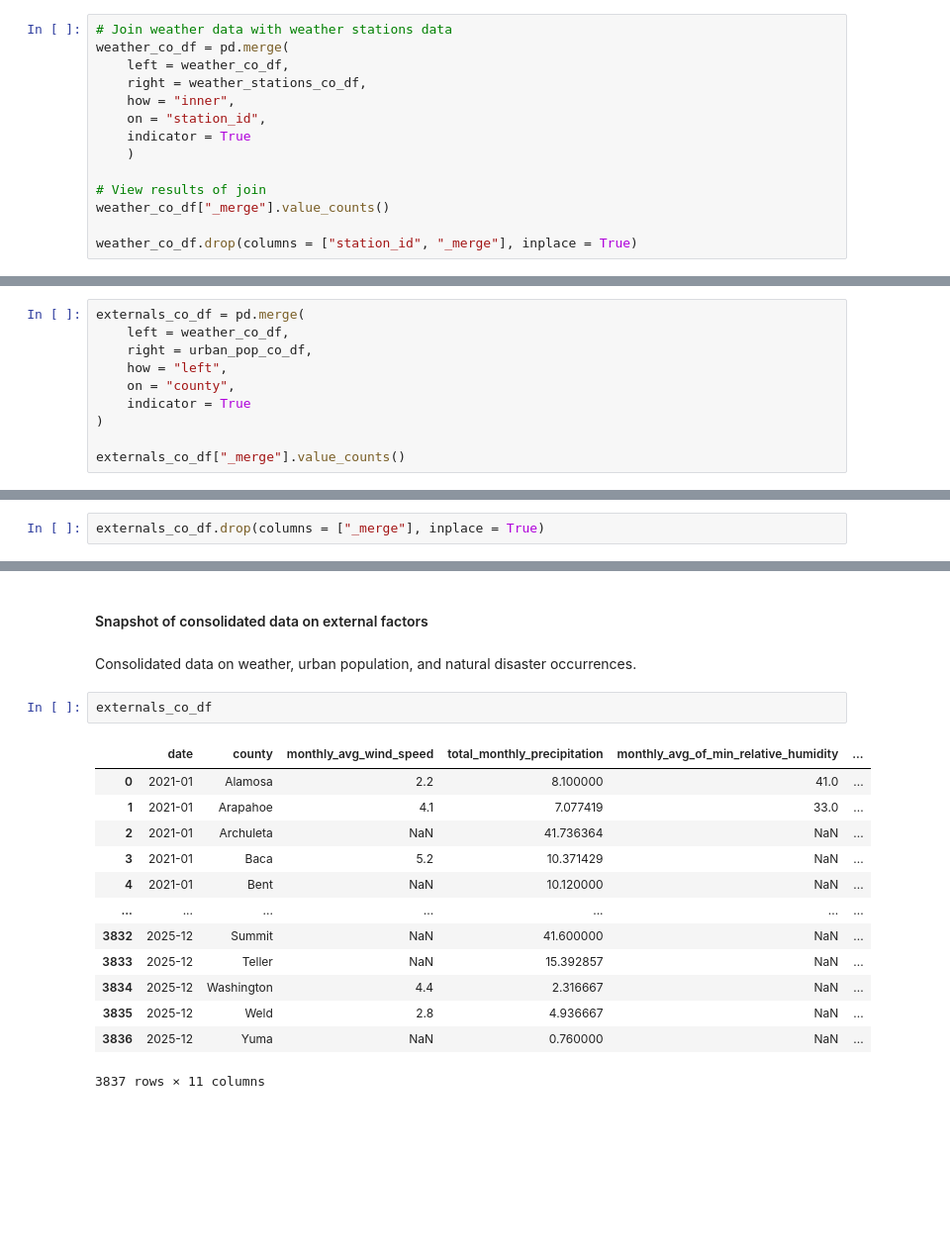
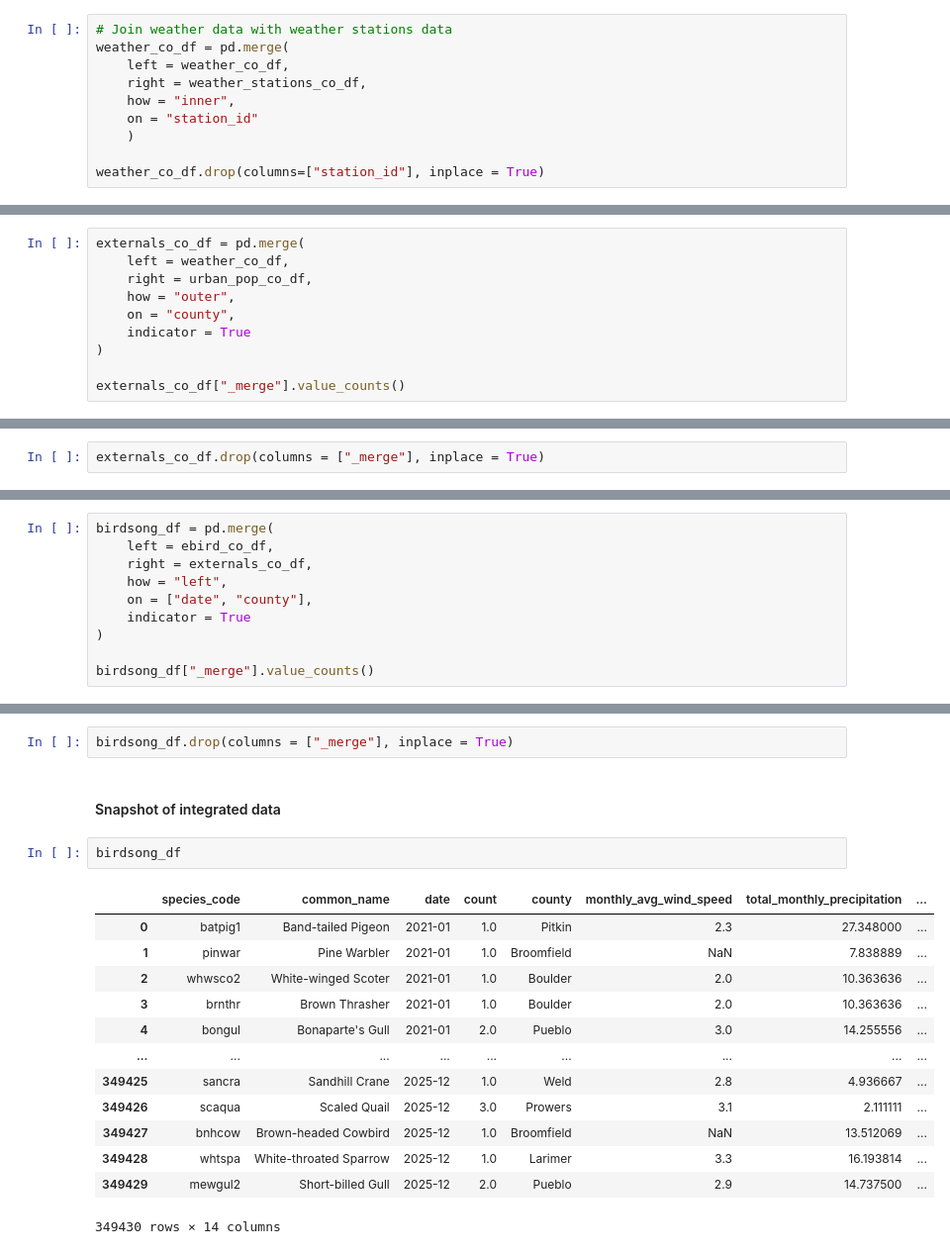
Before and after one commit to Kaxlow/where-the-birds-sing, a Jupyter notebook: src/data-cleaning-preprocessing.ipynb, the cells around one changed output, grey strips where cells are left out. Shown at 99% size. Saved outputs shown, nothing was run; the diff lists cells and outputs as text; blank space fills up the shorter version.

Commit message:
Fixed data inegration step in data-cleaning-preprocessing.ipynb. The result is now a single, consolidated dataset.

```diff
--- a/src/data-cleaning-preprocessing.ipynb
+++ b/src/data-cleaning-preprocessing.ipynb
@@ -523,14 +523,10 @@ weather_co_df = pd.merge(
     left = weather_co_df,
     right = weather_stations_co_df,
     how = "inner",
-    on = "station_id",
-    indicator = True
+    on = "station_id"
     )
 
-# View results of join
-weather_co_df["_merge"].value_counts()
-
-weather_co_df.drop(columns = ["station_id", "_merge"], inplace = True)
+weather_co_df.drop(columns=["station_id"], inplace = True)
 # %% [markdown]
 #### Aggregate monthly weather data at county level
 # %%
@@ -840,7 +837,7 @@ disaster_tracker_df
 externals_co_df = pd.merge(
     left = weather_co_df,
     right = urban_pop_co_df,
-    how = "left",
+    how = "outer",
     on = "county",
     indicator = True
 )
@@ -876,0 +874,10 @@ externals_co_df.drop(columns = ["_merge"], inplace = True)
+# %%
+birdsong_df = pd.merge(
+    left = ebird_co_df,
+    right = externals_co_df,
+    how = "left",
+    on = ["date", "county"],
+    indicator = True
+)
+
+birdsong_df["_merge"].value_counts()
@@ -877,20 +890,20 @@ externals_co_df.drop(columns = ["_merge"], inplace = True)
+# %%
+birdsong_df.drop(columns = ["_merge"], inplace = True)
 # %% [markdown]
-#### Snapshot of consolidated data on external factors
+#### Snapshot of integrated data
-# %% [markdown]
-Consolidated data on weather, urban population, and natural disaster occurrences.
-# %%
-externals_co_df
-# %% [output]
-|  | date | county | monthly_avg_wind_speed | total_monthly_precipitation | monthly_avg_of_min_relative_humidity | ... |
-| 0 | 2021-01 | Alamosa | 2.2 | 8.100000 | 41.0 | ... |
-| 1 | 2021-01 | Arapahoe | 4.1 | 7.077419 | 33.0 | ... |
-| 2 | 2021-01 | Archuleta | NaN | 41.736364 | NaN | ... |
-| 3 | 2021-01 | Baca | 5.2 | 10.371429 | NaN | ... |
-| 4 | 2021-01 | Bent | NaN | 10.120000 | NaN | ... |
-| ... | ... | ... | ... | ... | ... | ... |
-| 3832 | 2025-12 | Summit | NaN | 41.600000 | NaN | ... |
-| 3833 | 2025-12 | Teller | NaN | 15.392857 | NaN | ... |
-| 3834 | 2025-12 | Washington | 4.4 | 2.316667 | NaN | ... |
-| 3835 | 2025-12 | Weld | 2.8 | 4.936667 | NaN | ... |
-| 3836 | 2025-12 | Yuma | NaN | 0.760000 | NaN | ... |
-3837 rows × 11 columns
+# %%
+birdsong_df
+# %% [output]
+|  | species_code | common_name | date | count | county | monthly_avg_wind_speed | total_monthly_precipitation | ... |
+| 0 | batpig1 | Band-tailed Pigeon | 2021-01 | 1.0 | Pitkin | 2.3 | 27.348000 | ... |
+| 1 | pinwar | Pine Warbler | 2021-01 | 1.0 | Broomfield | NaN | 7.838889 | ... |
+| 2 | whwsco2 | White-winged Scoter | 2021-01 | 1.0 | Boulder | 2.0 | 10.363636 | ... |
+| 3 | brnthr | Brown Thrasher | 2021-01 | 1.0 | Boulder | 2.0 | 10.363636 | ... |
+| 4 | bongul | Bonaparte's Gull | 2021-01 | 2.0 | Pueblo | 3.0 | 14.255556 | ... |
+| ... | ... | ... | ... | ... | ... | ... | ... | ... |
+| 349425 | sancra | Sandhill Crane | 2025-12 | 1.0 | Weld | 2.8 | 4.936667 | ... |
+| 349426 | scaqua | Scaled Quail | 2025-12 | 3.0 | Prowers | 3.1 | 2.111111 | ... |
+| 349427 | bnhcow | Brown-headed Cowbird | 2025-12 | 1.0 | Broomfield | NaN | 13.512069 | ... |
+| 349428 | whtspa | White-throated Sparrow | 2025-12 | 1.0 | Larimer | 3.3 | 16.193814 | ... |
+| 349429 | mewgul2 | Short-billed Gull | 2025-12 | 2.0 | Pueblo | 2.9 | 14.737500 | ... |
+349430 rows × 14 columns
```
Also changed, not shown: parts of 8 cells of this notebook.
